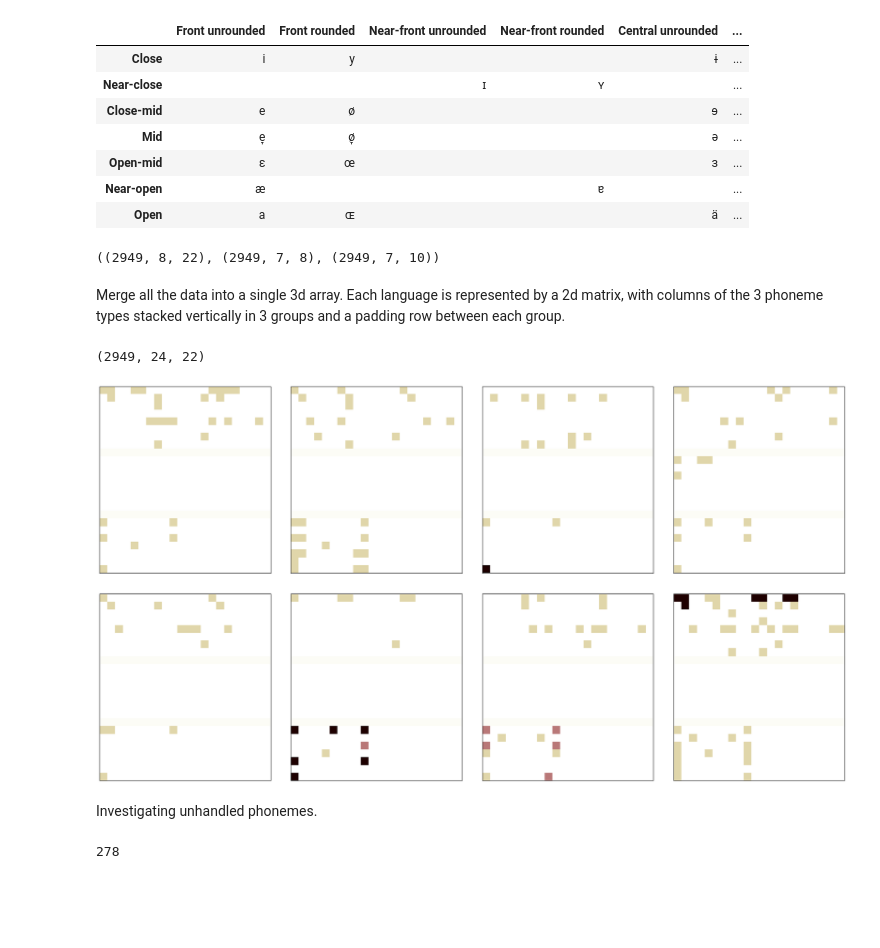
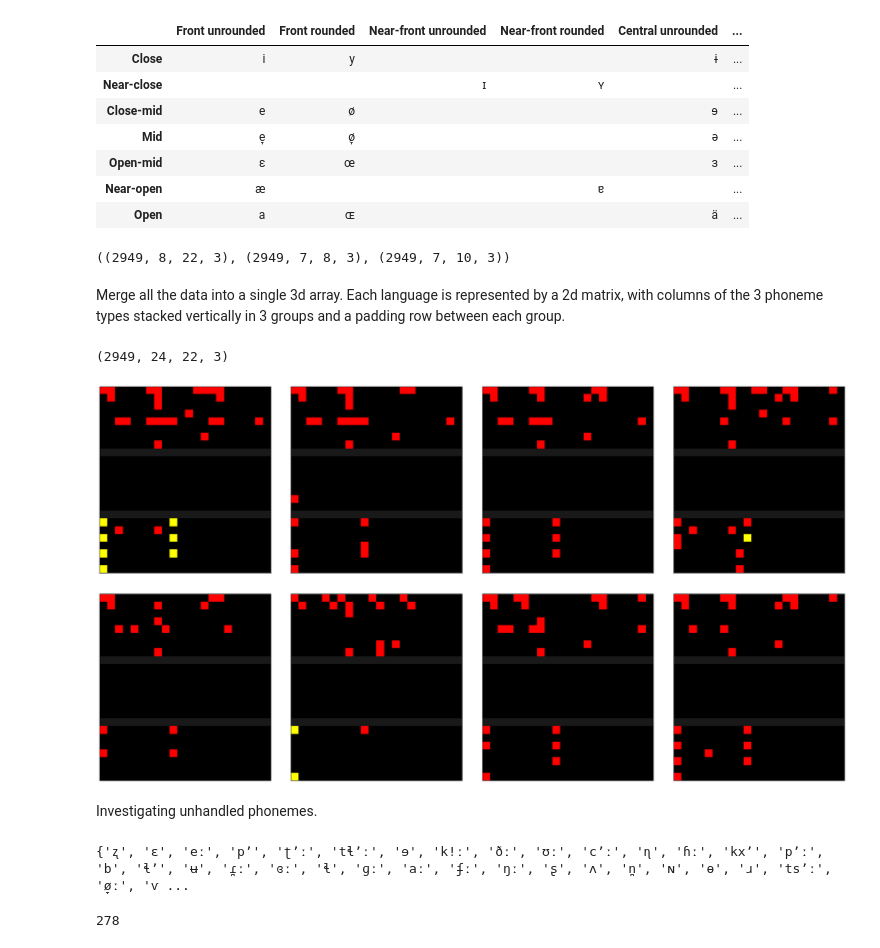
Before and after one commit to Pappa/conlanger, a Jupyter notebook: notebooks/prepare_phoible_data.ipynb, the cells around one changed output. Saved outputs shown, nothing was run; the diff lists cells and outputs as text; code cells hidden in the pictures; blank space fills up the shorter version.

```diff
--- a/notebooks/prepare_phoible_data.ipynb
+++ b/notebooks/prepare_phoible_data.ipynb
@@ -40,9 +40,14 @@ num_lang = len(lang_by_dialect_df)
 # %%
 # util
 
+
 def create_symbol_matrix(phoneme_type_df):
-    phoneme_type_long_df = phoneme_type_df.map(lambda c: c + "ː" if type(c) ==  str else c)
-    symbols = set(phoneme_type_df.stack().replace("", np.nan).dropna().unique().tolist())
+    phoneme_type_long_df = phoneme_type_df.map(
+        lambda c: c + "ː" if isinstance(c, str) else c
+    )
+    symbols = set(
+        phoneme_type_df.stack().replace("", np.nan).dropna().unique().tolist()
+    )
     symbols_long = set([c + "ː" for c in symbols])
 
     def map_phonemes(df):
@@ -50,19 +55,20 @@ def create_symbol_matrix(phoneme_type_df):
         valid_symbols = phonemes.intersection(symbols)
         valid_symbols_long = phonemes.intersection(symbols_long)
 
-        standard = np.where(phoneme_type_df.isin(valid_symbols), 1., 0.)
-        long = np.where(phoneme_type_long_df.isin(valid_symbols_long), 2., 0.)
+        standard = np.where(phoneme_type_df.isin(valid_symbols), 1.0, 0.0)
+        long = np.where(phoneme_type_long_df.isin(valid_symbols_long), 1.0, 0.0)
+        empty = np.zeros(standard.shape)
 
-        result = np.add(standard, long)
+        result = np.stack([standard, long, empty], axis=2)
 
         if VALIDATE_RESULTS:
             for row, _ in enumerate(standard):
-                for col,  _ in enumerate(standard.T):
-                    assert standard[row][col] + long[row][col] == result[row][col]
+                for col, _ in enumerate(standard.T):
+                    assert standard[row][col] + long[row][col] == result[row][col].sum()
 
             assert standard.sum() == len(valid_symbols)
-            assert long.sum() == len(valid_symbols_long) * 2
-            assert result.sum() == len(valid_symbols) + (len(valid_symbols_long) * 2)
+            assert long.sum() == len(valid_symbols_long)
+            assert result.sum() == standard.sum() + long.sum() + empty.sum()
 
         return result
 
@@ -149,7 +155,7 @@ assert cons_pl_npy.shape[0] == cons_npl_npy.shape[0] == vowels_npy.shape[0]
 
 (cons_pl_npy.shape, cons_npl_npy.shape, vowels_npy.shape)
 # %% [output]
-((2949, 8, 22), (2949, 7, 8), (2949, 7, 10))
+((2949, 8, 22, 3), (2949, 7, 8, 3), (2949, 7, 10, 3))
 # %% [markdown]
 Merge all the data into a single 3d array. Each language is represented by a 2d matrix, with columns of the 3 phoneme types stacked vertically in 3 groups and a padding row between each group.
 # %%
@@ -158,7 +164,7 @@ max_value = max(np.max(cons_pl_npy), np.max(cons_npl_npy), np.max(vowels_npy))
 
 
 def get_padding(arr, max_cols):
-    return ((0, 0), (0, 0), (0, max_cols - arr.shape[2]))
+    return ((0, 0), (0, 0), (0, max_cols - arr.shape[2]), (0, 0))
 
 
 language_phonemes_npy = np.hstack(
@@ -168,61 +174,63 @@ language_phonemes_npy = np.hstack(
             get_padding(cons_pl_npy, max_cols),
             mode="constant",
         ),
-        np.full((cons_pl_npy.shape[0], 1, max_cols), 0.1),
+        np.full((cons_pl_npy.shape[0], 1, max_cols, 3), 0.1),
         np.pad(
             cons_npl_npy,
             get_padding(cons_npl_npy, max_cols),
             mode="constant",
         ),
-        np.full((cons_pl_npy.shape[0], 1, max_cols), 0.1),
+        np.full((cons_pl_npy.shape[0], 1, max_cols, 3), 0.1),
         np.pad(vowels_npy, get_padding(vowels_npy, max_cols), mode="constant"),
     ]
 )
 
 language_phonemes_npy.shape
 # %% [output]
-(2949, 24, 22)
+(2949, 24, 22, 3)
 # %%
 import matplotlib.pyplot as plt
 
 r, c = 2, 4
 
 gen = np.random.default_rng()
 samples = gen.choice(language_phonemes_npy, r * c, replace=False)
 
 fig, axs = plt.subplots(r, c, figsize=(22, 12), linewidth=10)
 fig.tight_layout()
 
 cnt = 0
 for i in range(r):
     for j in range(c):
         axs[i, j].imshow(
             samples[cnt],
-            cmap=plt.get_cmap("pink_r"),
+            cmap=plt.get_cmap("copper"),
             vmin=np.min(language_phonemes_npy),
             vmax=np.max(language_phonemes_npy),
         )
         axs[i, j].tick_params(
             left=False, right=False, labelleft=False, labelbottom=False, bottom=False
         )
         cnt += 1
 
 plt.show()
 # %% [output]
-[figure, old version]
+[figure, new version]
 # %%
 np.save("./data/language_phonemes.npy", language_phonemes_npy)
 # %% [markdown]
 Investigating unhandled phonemes.
 # %%
-handled_symbols =  (
-    set(cons_pl_df.stack().replace("", np.nan).dropna().unique()) |
-    set(cons_npl_df.stack().replace("", np.nan).dropna().unique()) |
-    set(vowels_df.stack().replace("", np.nan).dropna().unique())
+handled_symbols = (
+    set(cons_pl_df.stack().replace("", np.nan).dropna().unique())
+    | set(cons_npl_df.stack().replace("", np.nan).dropna().unique())
+    | set(vowels_df.stack().replace("", np.nan).dropna().unique())
 )
 handled_symbols_long = set([c + "ː" for c in handled_symbols])
 all_handled_symbols = handled_symbols | handled_symbols_long
+print(all_handled_symbols)
 len(all_handled_symbols)
 # %% [output]
-278
+{'ʐ', 'ɛ', 'eː', 'pʼ', 'ʈʼː', 'tɬʼː', 'ɘ', 'kǃː', 'ðː', 'ʊː', 'cʼː', 'ɳ', 'ɦː', 'kxʼ', 'pʼː', 'b', 'ɬʼ', 'ʉ', 'ɾ̪ː', 'ɞː', 'ɬ', 'ɡː', 'aː', 'ʄː', 'ŋː', 'ʂ', 'ʌ', 'n̪', 'ɴ', 'ɵ', 'ɹ', 'tsʼː', 'ø̞ː', 'ⱱ ...
+278
 # %%
```
Also changed, not shown: parts of 4 cells of this notebook, 11 other files.
